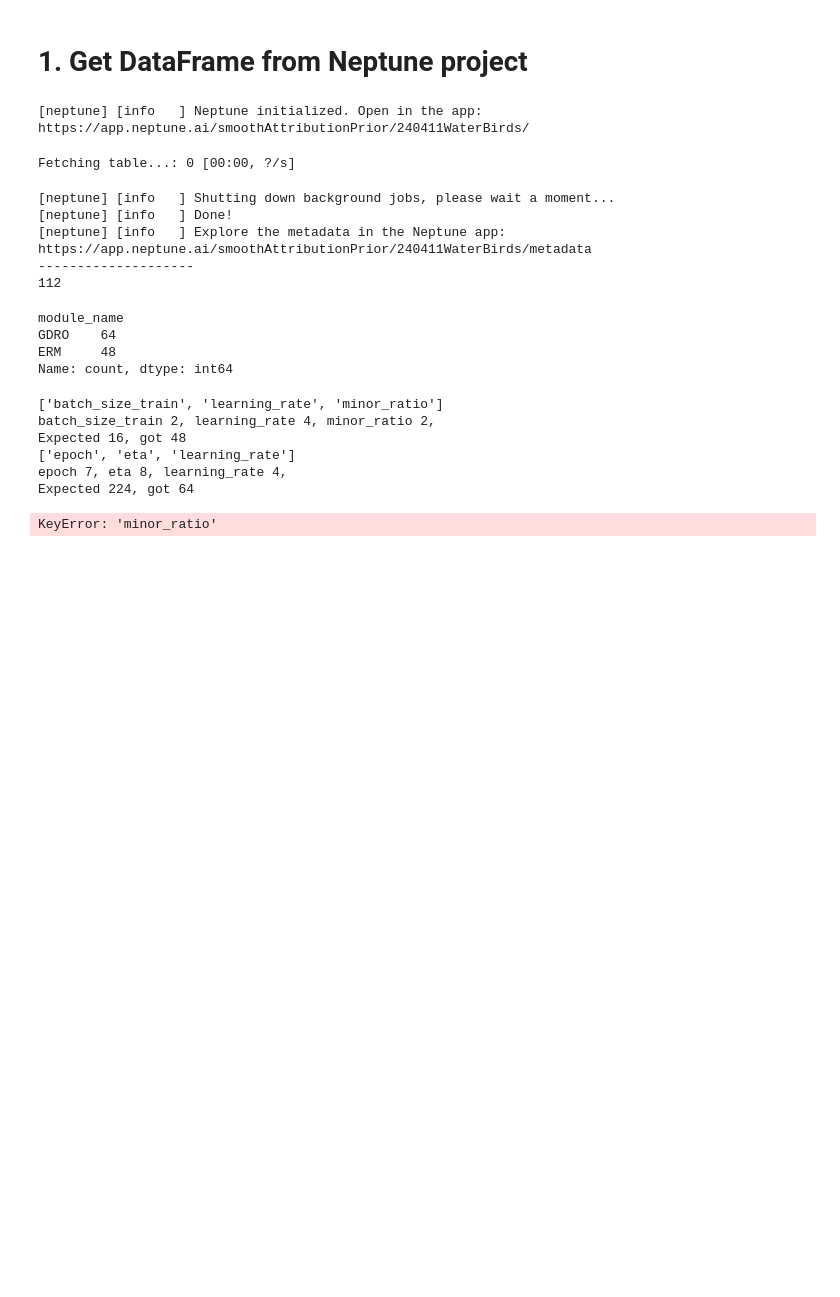
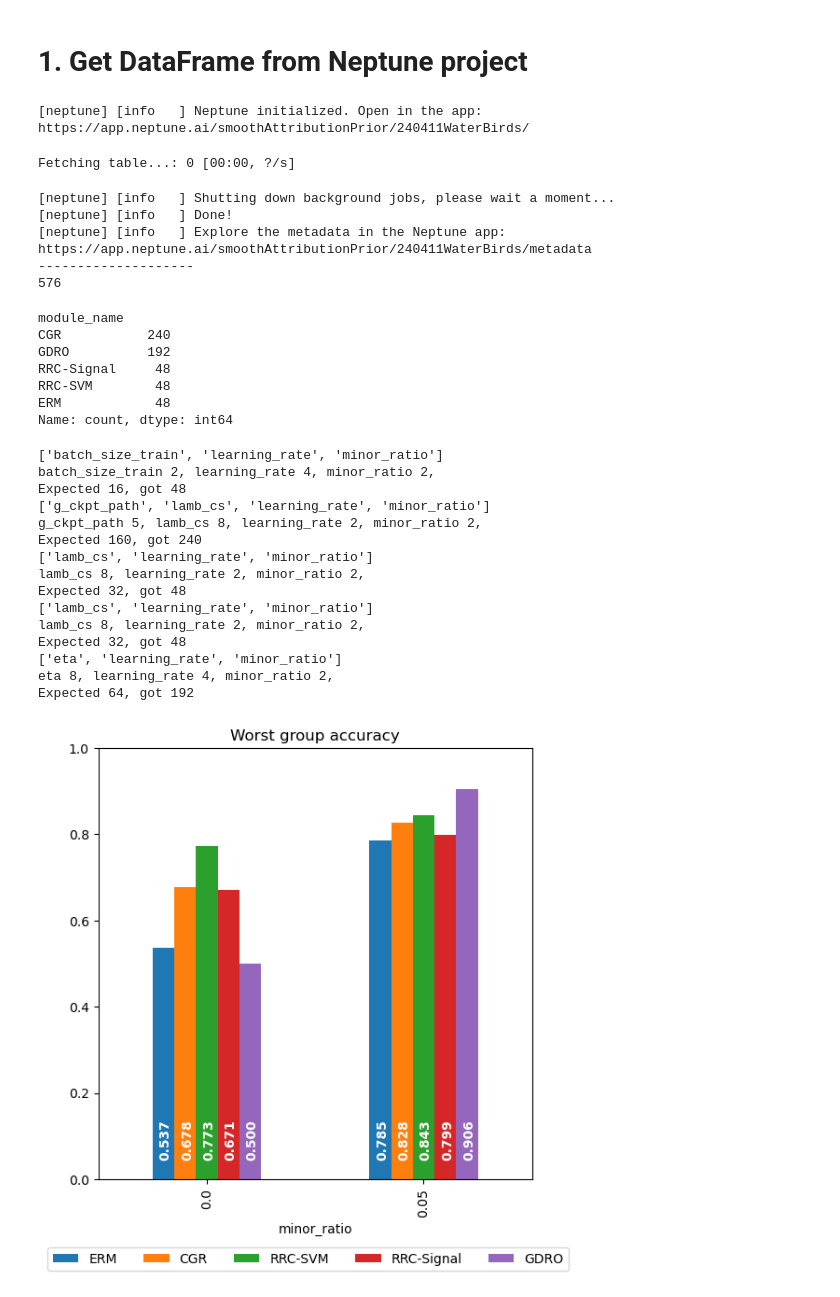
Before and after one commit to joshua840/ConceptualSensitivityRegularization, a Jupyter notebook: notebooks/results_viewer/Waterbirds_summary.ipynb, the cells around one changed output. Drawn from its saved outputs; the diff is of its cells as text; code cells hidden in the pictures; blank space fills up the shorter version.

```diff
--- a/notebooks/results_viewer/Waterbirds_summary.ipynb
+++ b/notebooks/results_viewer/Waterbirds_summary.ipynb
@@ -17,14 +17,14 @@ df = NeptuneViewer.get_neptune_dataframe('smoothAttributionPrior', project_name)
 print('-'*20)
 print(len(df))
 
-# cktp_list = df.query('module_name == "CGR"')['g_ckpt_path'].unique()
-# for key, module_name in zip(['celeba_collar_concepts_v2_convnext_t_svm', 'celeba_collar_concepts_v2_convnext_t_signal', 'TEM-619'], ['RRC-SVM', 'RRC-Signal', 'CSR']):
-#     try:
-#         ckpt = [i for i in cktp_list if key in i][0]
-#     except:
-#         continue
-#     idx = df.query('g_ckpt_path == @ckpt').index
-#     df.loc[idx, 'module_name'] = module_name
+cktp_list = df.query('module_name == "CGR"')['g_ckpt_path'].unique()
+for key, module_name in zip(['catdog_concepts_convnext_t_signal', 'catdog_concepts_convnext_t_svm', 'TEM-619'], ['RRC-SVM', 'RRC-Signal', 'CGR']):
+    try:
+        ckpt = [i for i in cktp_list if key in i][0]
+    except:
+        continue
+    idx = df.query('g_ckpt_path == @ckpt').index
+    df.loc[idx, 'module_name'] = module_name
 # %% [output]
 [neptune] [info   ] Neptune initialized. Open in the app: https://app.neptune.ai/smoothAttributionPrior/240411WaterBirds/
 Fetching table...: 0 [00:00, ?/s]
@@ -32,13 +32,16 @@ Fetching table...: 0 [00:00, ?/s]
 [neptune] [info   ] Done!
 [neptune] [info   ] Explore the metadata in the Neptune app: https://app.neptune.ai/smoothAttributionPrior/240411WaterBirds/metadata
 --------------------
-112
+576
 # %%
 df['module_name'].value_counts()
 # %% [output]
 module_name
-GDRO    64
-ERM     48
+CGR           240
+GDRO          192
+RRC-Signal     48
+RRC-SVM        48
+ERM            48
 Name: count, dtype: int64
 # %%
 def mean_std(x):
@@ -65,7 +68,7 @@ def sort_and_query(df, sort_by, query):
 def get_wga(df, module_name):
     df_query = df.query('model == "convnext_t" and module_name == @module_name')
 
-    ban_list = ['lr_history', 'data_seed', 'model_path']
+    ban_list = ['lr_history', 'data_seed', 'model_path', 'lr_history1']
     var_list = (df_query.nunique() >= 2) & (df_query.nunique() <= 10)
     var_list = [i for i in df.columns[var_list] if 'acc' not in i and i not in ban_list]
 
@@ -86,8 +89,7 @@ def get_wga(df, module_name):
 
     return idx, best_mean, best_std, test_acc_mean, test_acc_std
 # %%
-module_list = ['ERM', 'CSR', 'RRC-SVM', 'RRC-Signal', 'GDRO']
-module_list = ['ERM', 'GDRO']
+module_list = ['ERM', 'CGR', 'RRC-SVM', 'RRC-Signal', 'GDRO']
 
 # get best_mean std and plot
 best_idx_list = []
@@ -95,37 +97,46 @@ best_mean_list = []
 best_std_list = []
 test_mean_list = []
 test_std_list = []
 for module_name in module_list:
     best_idx, best_mean, best_std, test_acc_mean, test_acc_std = get_wga(df, module_name)
     best_idx_list.append(best_idx)
     best_mean_list.append(best_mean)
     best_std_list.append(best_std)
     test_mean_list.append(test_acc_mean)
     test_std_list.append(test_acc_std)
 
 fig, ax = plt.subplots(1,1, figsize=(6,6))
 
 best_model_mean = pd.concat(best_mean_list, axis=1)
 best_model_mean.columns = module_list
 
 # plot best model mean
 bars = best_model_mean.plot(kind='bar', yerr=pd.concat(best_std_list, axis=1), ax=ax, capsize=5, legend=False, ylim=(0, 1))
 fig.legend(loc='upper center', bbox_to_anchor=(0.5, 0), ncol=5)
 ax.set_title('Worst group accuracy')
 
 for i, vs in enumerate(best_model_mean.values):
     for j, v in enumerate(vs):
         ax.text(i - 0.22 + j * 0.1 , 0.05, str(f'{v:.3f}'), color='white', fontweight='bold', rotation=90)
 plt.savefig('notebooks/results_viewer/figure/waterbirds_wga.png', bbox_inches='tight')
 plt.show()
 # %% [output]
 ['batch_size_train', 'learning_rate', 'minor_ratio']
 batch_size_train 2, learning_rate 4, minor_ratio 2,
 Expected 16, got 48
-['epoch', 'eta', 'learning_rate']
-epoch 7, eta 8, learning_rate 4,
-Expected 224, got 64
+['g_ckpt_path', 'lamb_cs', 'learning_rate', 'minor_ratio']
+g_ckpt_path 5, lamb_cs 8, learning_rate 2, minor_ratio 2,
+Expected 160, got 240
+['lamb_cs', 'learning_rate', 'minor_ratio']
+lamb_cs 8, learning_rate 2, minor_ratio 2,
+Expected 32, got 48
+['lamb_cs', 'learning_rate', 'minor_ratio']
+lamb_cs 8, learning_rate 2, minor_ratio 2,
+Expected 32, got 48
+['eta', 'learning_rate', 'minor_ratio']
+eta 8, learning_rate 4, minor_ratio 2,
+Expected 64, got 192
-KeyError: 'minor_ratio'
+[figure, added]
 # %%
 fig, ax = plt.subplots(1,1, figsize=(6,6))
 
```
Also changed, not shown: parts of 15 cells of this notebook, 8 other files.
